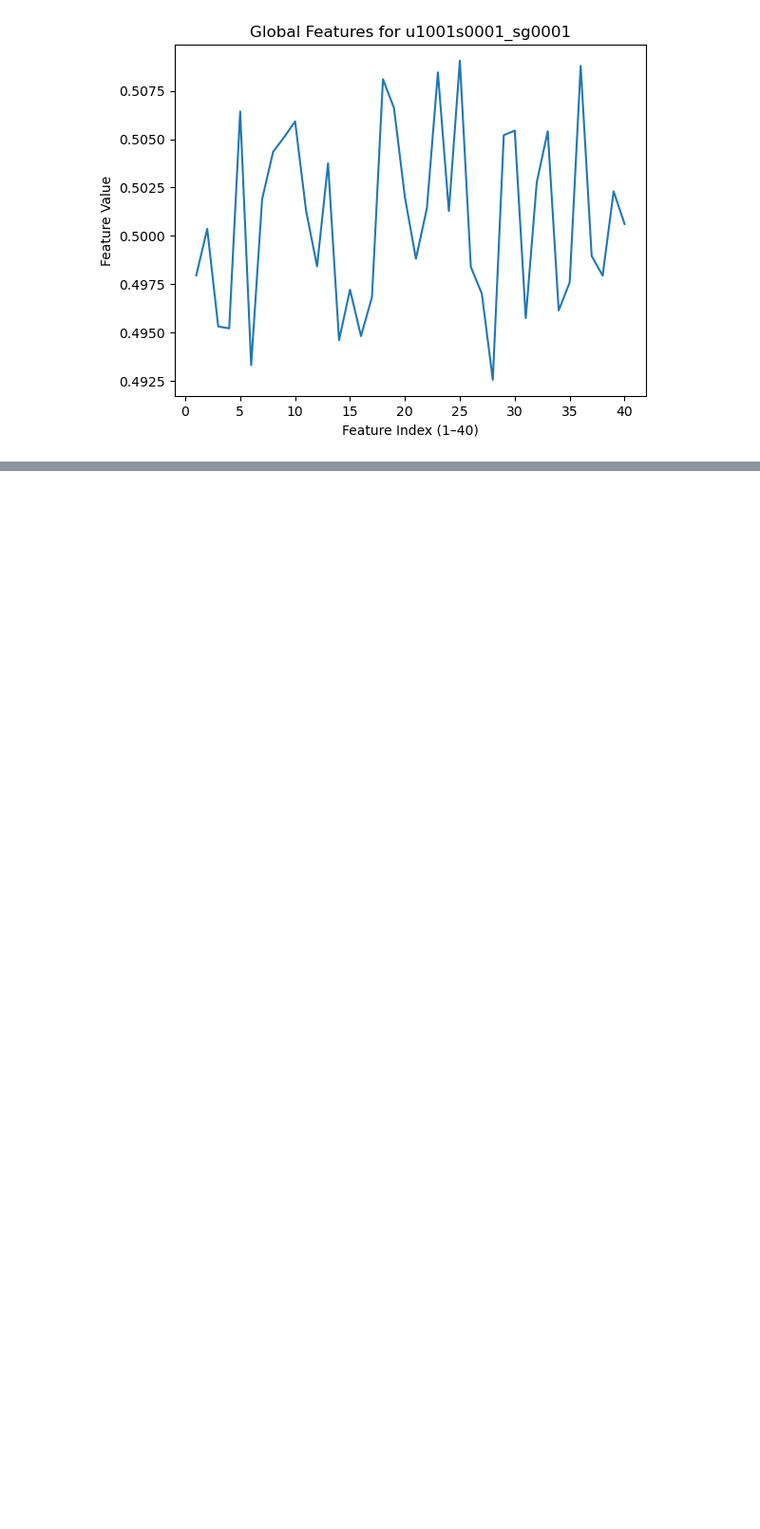
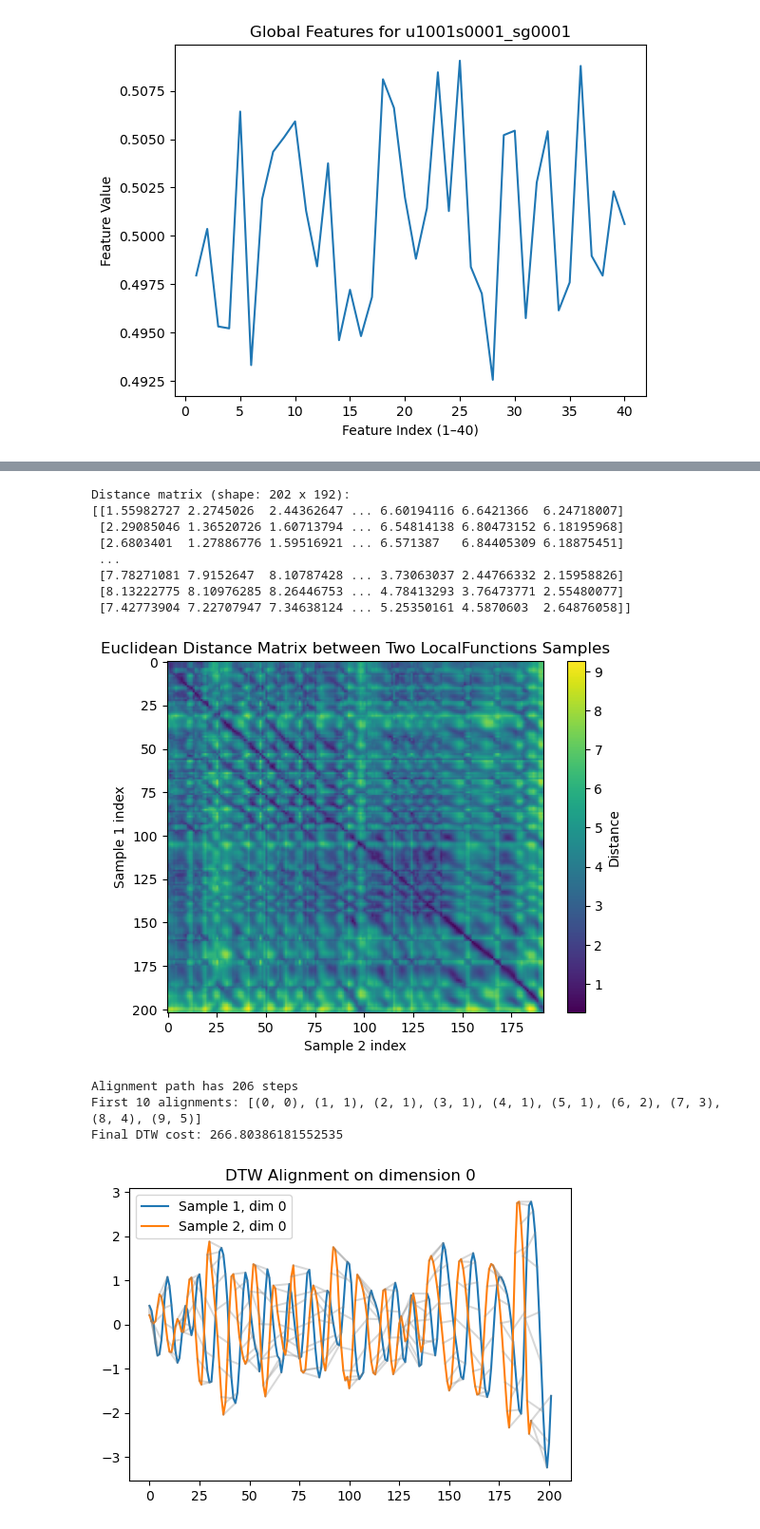
Before and after one commit to matt-truscott/DTW-project, a Jupyter notebook: notebooks/scripts.ipynb, the cells around one changed output, grey strips where cells are left out. Shown at 95% size. Cells and saved outputs as stored; diff of their text form; code cells hidden in the pictures; blank space fills up the shorter version.

```diff
--- a/notebooks/scripts.ipynb
+++ b/notebooks/scripts.ipynb
@@ -154,0 +177,71 @@ plot_signature_trajectory(user=1005, session=1, sample=1)
+# %%
+import scipy.io as sio
+import numpy as np
+from scipy.spatial.distance import cdist
+from dtwAlgorithm import dp
+
+# ── 1) Load two LocalFunctions files ──
+mat1 = sio.loadmat(
+    r"C:\Users\mattt\Skripsie\Projects\DTW-project\data\processed"
+    r"\u1001\LocalFunctions\u1001s0001_sg0001.mat",
+    squeeze_me=True, struct_as_record=False
+)
+mat2 = sio.loadmat(
+    r"C:\Users\mattt\Skripsie\Projects\DTW-project\data\processed"
+    r"\u1001\LocalFunctions\u1001s0001_sg0006.mat",
+    squeeze_me=True, struct_as_record=False
+)
+
+X = mat1['localFunctions']   # shape: (N, 9)
+Y = mat2['localFunctions']   # shape: (M, 9)
+
+# ── 2) Compute the full vector‐to‐vector distance matrix ──
+# this uses Euclidean distance between each 9‑dim sample pair
+dist_mat = cdist(X, Y, metric='euclidean')   # shape: (N, M)
+print("Distance matrix (shape: {} x {}):".format(dist_mat.shape[0], dist_mat.shape[1]))
+print(dist_mat)
+
+#plot distance heatmap
+# ── Plot the distance matrix as a heatmap ──
+plt.figure()
+plt.imshow(dist_mat, aspect='auto')
+plt.xlabel('Sample 2 index')
+plt.ylabel('Sample 1 index')
+plt.title('Euclidean Distance Matrix between Two LocalFunctions Samples')
+plt.colorbar(label='Distance')
+plt.show()
+
+# ── 3) Run DTW (no changes to your dp function) ──
+path, cost_mat = dp(dist_mat)
+
+# ── 4) (Optional) Inspect the result ──
+print(f"Alignment path has {len(path)} steps")
+print("First 10 alignments:", path[:10])
+print("Final DTW cost:", cost_mat[-1, -1])
+
+# ── 5) (Optional) Plot just the X vs Y sequences with alignment lines ──
+import matplotlib.pyplot as plt
+
+plt.figure(figsize=(6,4))
+# plot the multivariate sequences in one chosen dimension (say dim=0)
+plt.plot(X[:,0], label='Sample 1, dim 0')
+plt.plot(Y[:,0], label='Sample 2, dim 0')
+for i,j in path:
+    plt.plot([i, j], [X[i,0], Y[j,0]], c='gray', alpha=0.3)
+plt.legend()
+plt.title("DTW Alignment on dimension 0")
+plt.show()
+# %% [output]
+Distance matrix (shape: 202 x 192):
+[[1.55982727 2.2745026  2.44362647 ... 6.60194116 6.6421366  6.24718007]
+ [2.29085046 1.36520726 1.60713794 ... 6.54814138 6.80473152 6.18195968]
+ [2.6803401  1.27886776 1.59516921 ... 6.571387   6.84405309 6.18875451]
+ ...
+ [7.78271081 7.9152647  8.10787428 ... 3.73063037 2.44766332 2.15958826]
+ [8.13222775 8.10976285 8.26446753 ... 4.78413293 3.76473771 2.55480077]
+ [7.42773904 7.22707947 7.34638124 ... 5.25350161 4.5870603  2.64876058]]
+[figure, added]
+Alignment path has 206 steps
+First 10 alignments: [(0, 0), (1, 1), (2, 1), (3, 1), (4, 1), (5, 1), (6, 2), (7, 3), (8, 4), (9, 5)]
+Final DTW cost: 266.80386181552535
+[figure, added]
```
Also changed, not shown: parts of 4 cells of this notebook, 2 other files.
